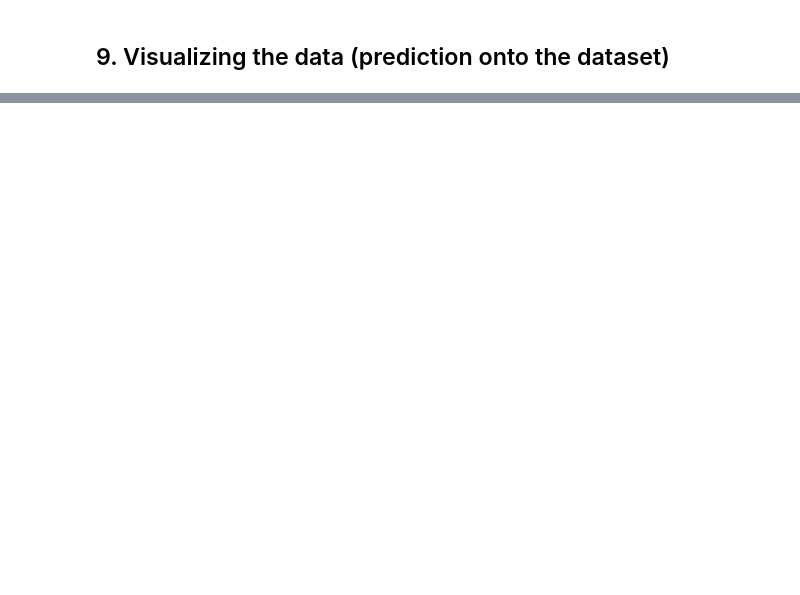
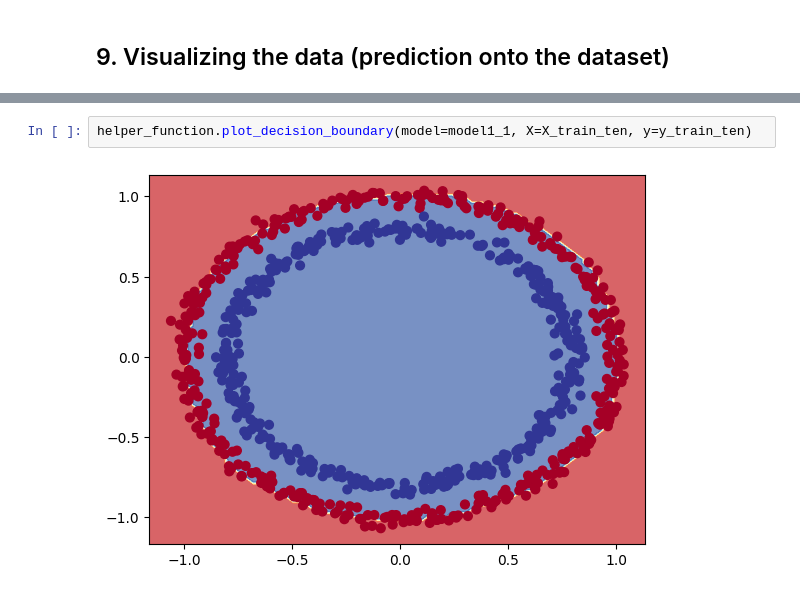
Before and after one commit to maxcol01/PyTorch_ZTM, a Jupyter notebook: Learning_PyTorch/02_PyTroch_Classification.ipynb, the cells around one changed output, grey strips where cells are left out. Drawn from its saved outputs; the diff is of its cells as text; blank space fills up the shorter version.

```diff
--- a/Learning_PyTorch/02_PyTroch_Classification.ipynb
+++ b/Learning_PyTorch/02_PyTroch_Classification.ipynb
@@ -282,0 +305,4 @@ plot_losses(losses_train, losses_test)
+# %%
+helper_function.plot_decision_boundary(model=model1_1, X=X_train_ten, y=y_train_ten)
+# %% [output]
+[figure, added]
```
Also changed, not shown: parts of 8 cells of this notebook, 1 other file.
